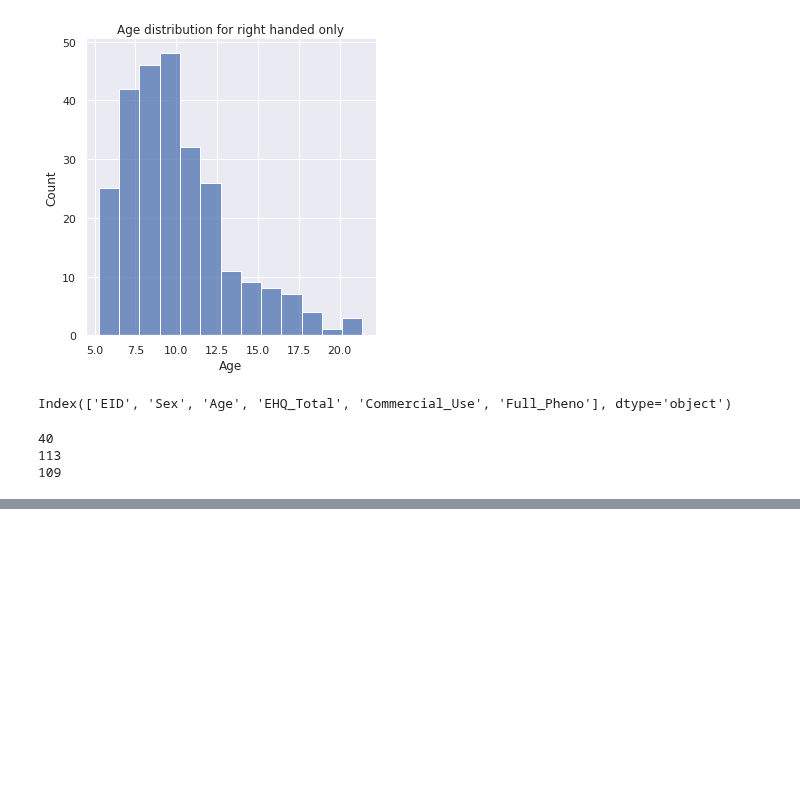
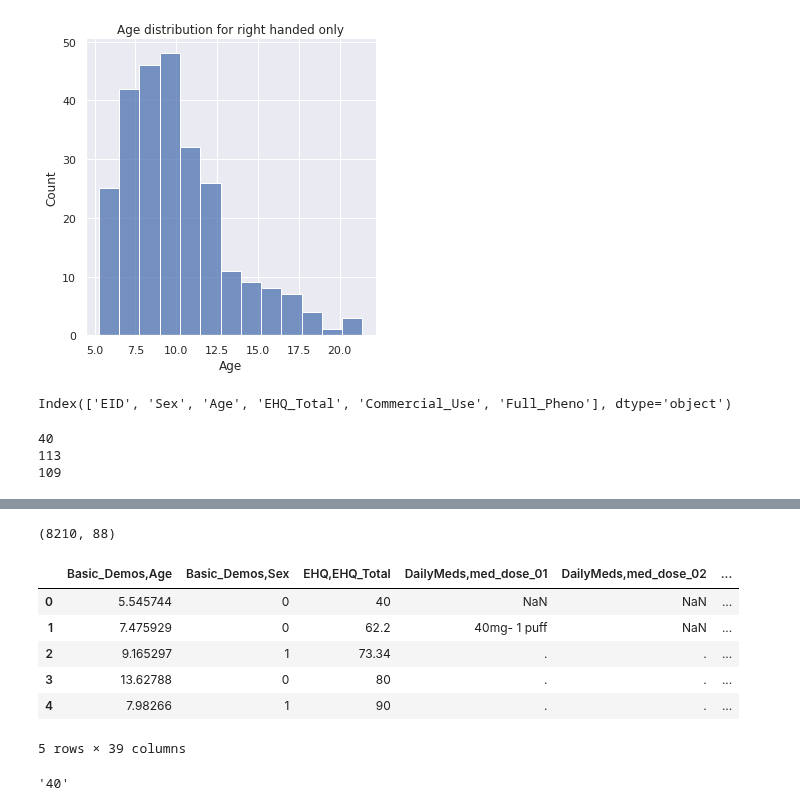
Before and after one commit to cristinarainich/Child-Mind-Institute-Project, a Jupyter notebook: Pheno_data.ipynb, the cells around one changed output, grey strips where cells are left out. Drawn from its saved outputs; the diff is of its cells as text; code cells hidden in the pictures; blank space fills up the shorter version.

```diff
--- a/Pheno_data.ipynb
+++ b/Pheno_data.ipynb
@@ -111,0 +151,39 @@ print(len(after_10))
+# %%
+data.shape
+# %% [output]
+(8210, 88)
+# %%
+subset = data[[
+    'Basic_Demos,Age', 'Basic_Demos,Sex',
+    'EHQ,EHQ_Total', 'DailyMeds,med_dose_01', 'DailyMeds,med_dose_02',
+       'DailyMeds,med_dose_03', 'DailyMeds,med_name_01',
+       'DailyMeds,med_name_02', 'DailyMeds,med_name_03',
+       'ConsensusDx,DX_01', 'ConsensusDx,DX_01_Code',
+       'ConsensusDx,DX_01_Confirmed', 'ConsensusDx,DX_02',
+       'ConsensusDx,DX_02_Code', 'ConsensusDx,DX_02_Confirmed',
+       'ConsensusDx,DX_03', 'ConsensusDx,DX_03_Code',
+       'ConsensusDx,DX_03_Confirmed', 'ConsensusDx,DX_04',
+       'ConsensusDx,DX_04_Code', 'ConsensusDx,DX_04_Confirmed',
+       'ConsensusDx,DX_05', 'ConsensusDx,DX_05_Code',
+       'ConsensusDx,DX_05_Confirmed', 'ConsensusDx,DX_06',
+       'ConsensusDx,DX_06_Code', 'ConsensusDx,DX_06_Confirmed',
+       'ConsensusDx,DX_07', 'ConsensusDx,DX_07_Code',
+       'ConsensusDx,DX_07_Confirmed', 'ConsensusDx,DX_08',
+       'ConsensusDx,DX_08_Code', 'ConsensusDx,DX_08_Confirmed',
+       'ConsensusDx,DX_09', 'ConsensusDx,DX_09_Code',
+       'ConsensusDx,DX_09_Confirmed'
+]]
+# %%
+subset.head()
+# %% [output]
+|  | Basic_Demos,Age | Basic_Demos,Sex | EHQ,EHQ_Total | DailyMeds,med_dose_01 | DailyMeds,med_dose_02 | ... |
+| 0 | 5.545744 | 0 | 40 | NaN | NaN | ... |
+| 1 | 7.475929 | 0 | 62.2 | 40mg- 1 puff | NaN | ... |
+| 2 | 9.165297 | 1 | 73.34 | . | . | ... |
+| 3 | 13.62788 | 0 | 80 | . | . | ... |
+| 4 | 7.98266 | 1 | 90 | . | . | ... |
+5 rows × 39 columns
+# %%
+subset['EHQ,EHQ_Total'].values[0]
+# %% [output]
+'40'
```
Also changed, not shown: parts of 7 cells of this notebook.
